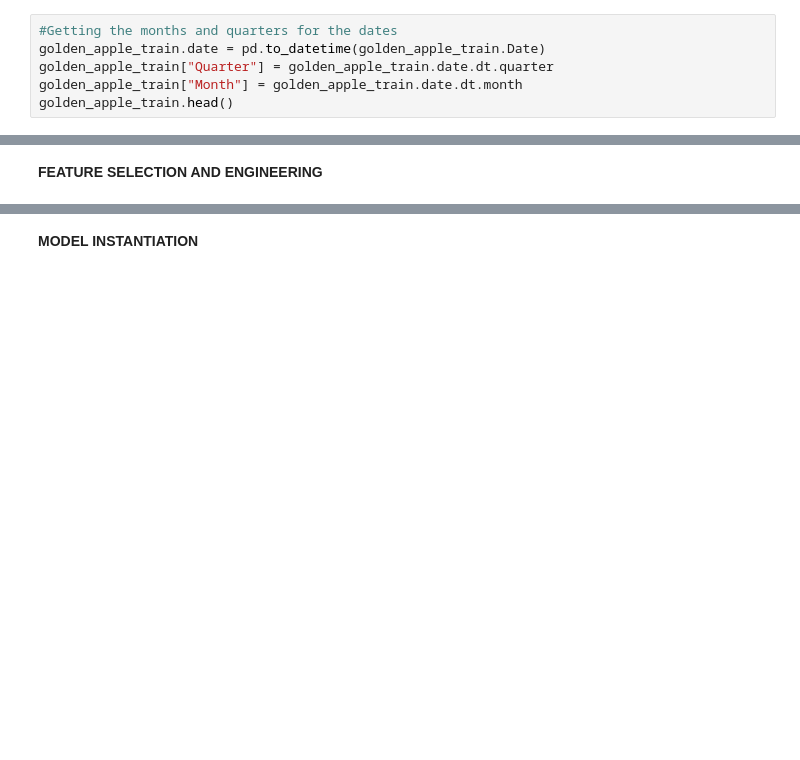
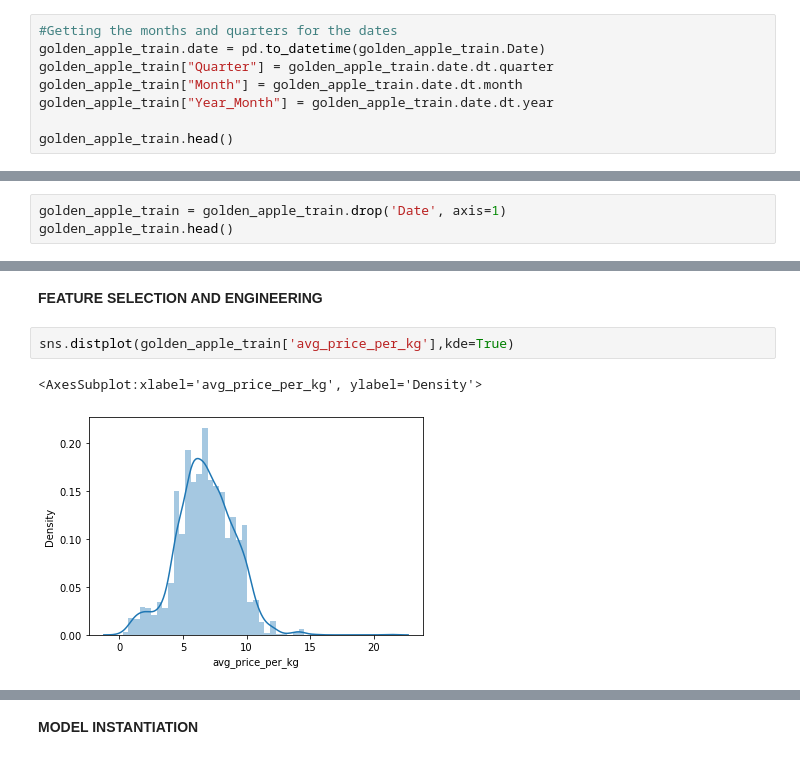
Before and after one commit to BigguyFM32/Regression-Team-TS1, a Jupyter notebook: Regression Team 1 Notebook.ipynb, the cells around one changed output, grey strips where cells are left out. Drawn from its saved outputs; the diff is of its cells as text; blank space fills up the shorter version.

```diff
--- a/Regression Team 1 Notebook.ipynb
+++ b/Regression Team 1 Notebook.ipynb
@@ -162,6 +191,8 @@ memory usage: 213.5+ KB
 golden_apple_train.date = pd.to_datetime(golden_apple_train.Date)
 golden_apple_train["Quarter"] = golden_apple_train.date.dt.quarter
 golden_apple_train["Month"] = golden_apple_train.date.dt.month
+golden_apple_train["Year_Month"] = golden_apple_train.date.dt.year
+
 golden_apple_train.head()
 # %% [output]
 |  | Province | Container | Size_Grade | Weight_Kg | Commodities | Date | Low_Price | High_Price | Sales_Total | ... |
@@ -170,3 +201,6 @@ golden_apple_train.head()
 | 24 | W.CAPE-BERGRIVER ETC | JE090 | 2S | 9.0 | APPLE GOLDEN DELICIOUS | 2020-04-16 | 55.0 | 55.0 | 990.0 | ... |
 | 40 | CAPE | M4183 | 1S | 18.3 | APPLE GOLDEN DELICIOUS | 2020-05-04 | 80.0 | 120.0 | 32020.0 | ... |
 | 69 | EASTERN CAPE | IA400 | 1S | 400.0 | APPLE GOLDEN DELICIOUS | 2020-09-28 | 1800.0 | 1800.0 | 1800.0 | ... |
+# %%
+golden_apple_train = golden_apple_train.drop('Date', axis=1)
+golden_apple_train.head()
@@ -337,3 +378,8 @@ plt.show()
 **DATA CLEANING/DEALING WITH OUTLIERS**
 # %% [markdown]
 **FEATURE SELECTION AND ENGINEERING**
+# %%
+sns.distplot(golden_apple_train['avg_price_per_kg'],kde=True)
+# %% [output]
+<AxesSubplot:xlabel='avg_price_per_kg', ylabel='Density'>
+[figure, added]
```
Also changed, not shown: parts of 19 cells of this notebook.
